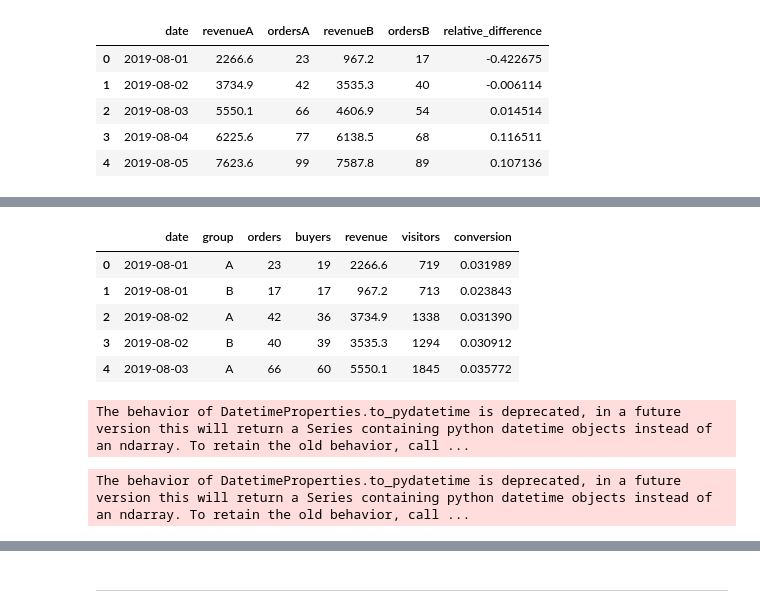
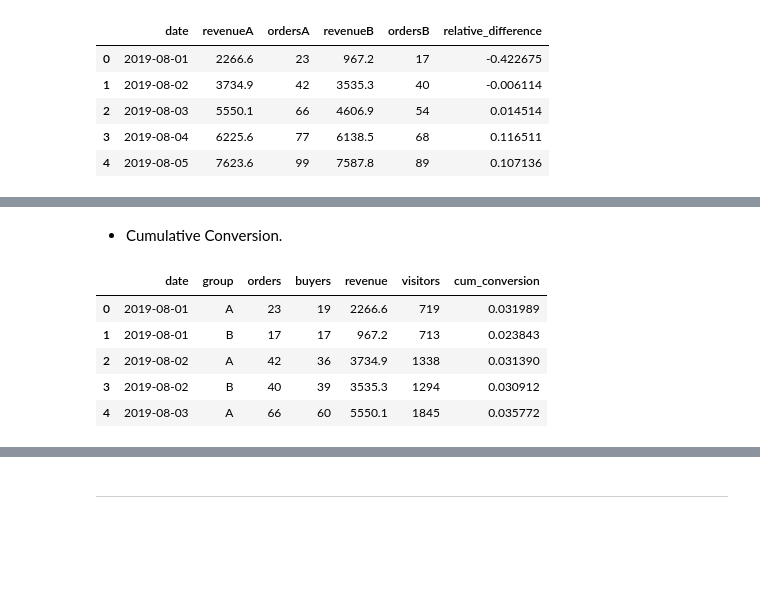
Before and after one commit to CesarChaparro1974/AB_Testing_Project, a Jupyter notebook: A_B_test_project.ipynb, the cells around one changed output, grey strips where cells are left out. Drawn from its saved outputs; the diff is of its cells as text; code cells hidden in the pictures; blank space fills up the shorter version.

Commit message:
corrected order of kpi and plots

```diff
--- a/A_B_test_project.ipynb
+++ b/A_B_test_project.ipynb
@@ -256,15 +511,20 @@ Name: visitorId, dtype: int64
 # %%
+# building an array with unique paired date-group values
+datesGroups = clean_orders[['date','group']].drop_duplicates()
+# collect the aggregated cumulative daily data on orders
 ordersAggregated = datesGroups.apply(lambda x: clean_orders[
     np.logical_and(clean_orders['date'] <= x['date'], clean_orders['group'] == x['group'])
 ].agg({'date': 'max', 'group': 'max', 'transactionId': pd.Series.nunique,
        'visitorId': pd.Series.nunique, 'revenue': 'sum'}), axis=1)
 ordersAggregated = ordersAggregated.sort_values(by=['date', 'group'])
 
+# get the aggregated cumulative daily data on visitors
 visitorsAggregated = datesGroups.apply(lambda x: visits[
     np.logical_and(visits['date'] <= x['date'], visits['group'] == x['group'])
 ].agg({'date': 'max', 'group': 'max', 'visits': 'sum'}), axis=1)
 visitorsAggregated = visitorsAggregated.sort_values(by=['date', 'group'])
 
+# merge cumulative satasets of orders and visitors
 cumulativeData = ordersAggregated.merge(visitorsAggregated, left_on=['date', 'group'], right_on=['date', 'group'])
 cumulativeData.columns = ['date', 'group', 'orders', 'buyers', 'revenue', 'visitors']
 print(cumulativeData.head(5))
@@ -368,9 +731,11 @@ The behavior of DatetimeProperties.to_pydatetime is deprecated, in a future vers
+# %% [markdown]
+* Cumulative Conversion.
 # %%
 # calculating cumulative conversion
-cumulativeData['conversion'] = cumulativeData['orders']/cumulativeData['visitors']
+cumulativeData['cum_conversion'] = cumulativeData['orders']/cumulativeData['visitors']
 cumulativeData.head()
 # %% [output]
-|  | date | group | orders | buyers | revenue | visitors | conversion |
+|  | date | group | orders | buyers | revenue | visitors | cum_conversion |
 | 0 | 2019-08-01 | A | 23 | 19 | 2266.6 | 719 | 0.031989 |
 | 1 | 2019-08-01 | B | 17 | 17 | 967.2 | 713 | 0.023843 |
 | 2 | 2019-08-02 | A | 42 | 36 | 3734.9 | 1338 | 0.031390 |
@@ -381,46 +746,3 @@ cumulativeData.head()
 cumulativeDataA = cumulativeData[cumulativeData['group']=='A']
 # selecting data on group B
 cumulativeDataB = cumulativeData[cumulativeData['group']=='B']
-# %%
-fig = go.Figure()
-fig.add_trace(go.Scatter(x = cumulativeDataA['date'],
-                        y = cumulativeDataA['conversion'],
-                    mode = 'lines',
-                    name = 'A', line = dict(color = 'green', width = 2 )))
-fig.add_trace(go.Scatter(x = cumulativeDataB['date'],
-                        y = cumulativeDataB['conversion'],
-                    mode = 'lines',
-                    name = 'B', line = dict(color = 'purple', width = 2 )))
-
-fig.update_layout(autosize = False, width = 800, height = 500, margin = dict(
-        l = 50, r = 50, b = 100, t = 100, pad = 4), paper_bgcolor = 'LightSteelBlue',
-                  xaxis_tickformat = '%d %b <br>%Y',
-                  title_text = 'date')
-# Customize y-axis label
-fig.update_yaxes(title_text = 'cumulative conversion')  # Add y-axis label
-# Add title to the plot
-fig.update_layout(title_text = 'Cumulative Conversion for A and B groups')
-fig.update_layout(
-    showlegend = True)
-fig.show()
-# %% [output]
-The behavior of DatetimeProperties.to_pydatetime is deprecated, in a future version this will return a Series containing python datetime objects instead of an ndarray. To retain the old behavior, call ...
-# %%
-# merge cumulative conversions
-mergedCumulativeConversions = cumulativeDataA[['date','conversion']].merge(cumulativeDataB[['date','conversion']], left_on = 'date', right_on = 'date', how = 'left', suffixes = ['A', 'B'])
-mergedCumulativeConversions['ratio_conversions'] = mergedCumulativeConversions['conversionB'] / mergedCumulativeConversions['conversionA'] - 1
-# plot a relative difference graph for the cumulative conversion rates
-fig = px.line(mergedCumulativeConversions,
-              x = 'date',
-              y = 'ratio_conversions',
-              title = 'Relative Difference for Cumulative Conversion')
-#adding reference line
-fig.add_hline(y = 0,
-              line_dash = 'dash',
-              line_color = 'purple')
-fig.update_layout(autosize = False, width = 800, height = 500, margin = dict(
-        l = 50, r = 50, b = 100, t = 100, pad = 4), paper_bgcolor = 'LightSteelBlue',
-                  xaxis_tickformat = '%d %b <br>%Y')
-fig.show()
-# %% [output]
-The behavior of DatetimeProperties.to_pydatetime is deprecated, in a future version this will return a Series containing python datetime objects instead of an ndarray. To retain the old behavior, call ...
```
Also changed, not shown: parts of 93 cells of this notebook, 1 other file.
